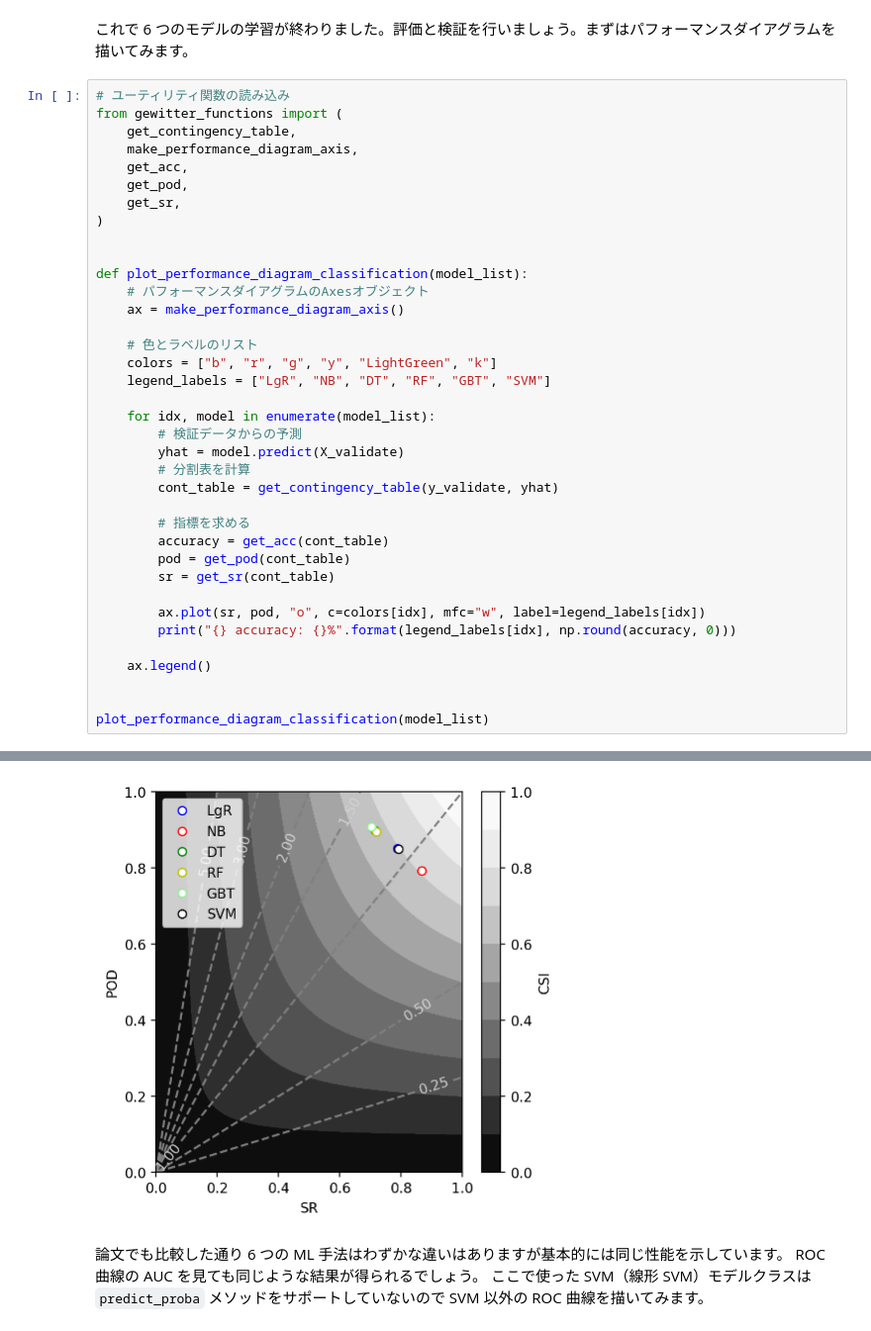
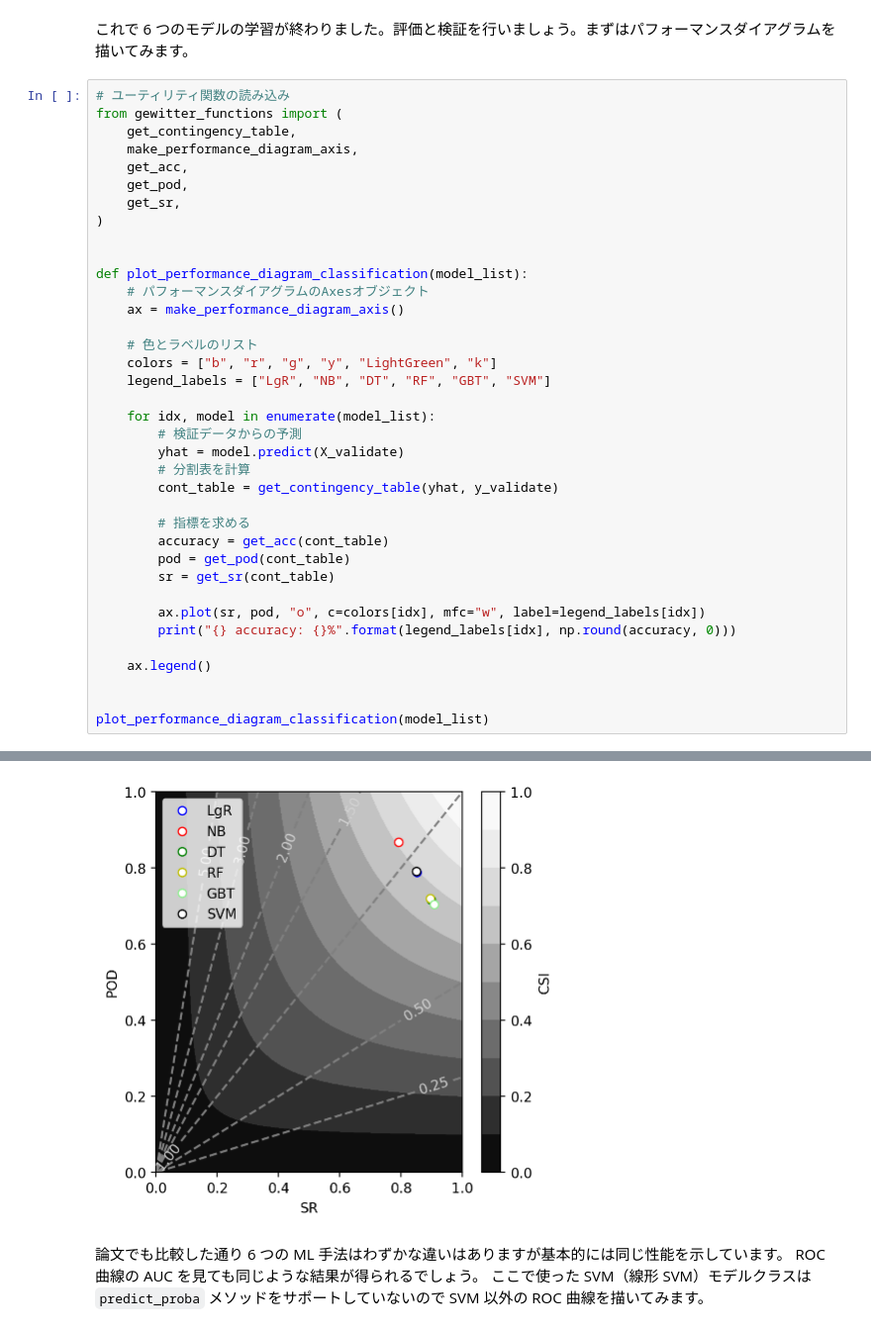
Before and after one commit to tmiyachi/WAF_ML_Tutorial_Part1_Jp, a Jupyter notebook: jupyter_notebooks/08_TrainingMoreThanOneModel.ipynb, the cells around one changed output, grey strips where cells are left out. Shown: that part at 99% size. Saved outputs shown, nothing was run; the diff lists cells and outputs as text.

```diff
--- a/jupyter_notebooks/08_TrainingMoreThanOneModel.ipynb
+++ b/jupyter_notebooks/08_TrainingMoreThanOneModel.ipynb
@@ -150,35 +150,35 @@ def plot_performance_diagram_classification(model_list):
     ax = make_performance_diagram_axis()
 
     # 色とラベルのリスト
     colors = ["b", "r", "g", "y", "LightGreen", "k"]
     legend_labels = ["LgR", "NB", "DT", "RF", "GBT", "SVM"]
 
     for idx, model in enumerate(model_list):
         # 検証データからの予測
         yhat = model.predict(X_validate)
         # 分割表を計算
-        cont_table = get_contingency_table(y_validate, yhat)
+        cont_table = get_contingency_table(yhat, y_validate)
 
         # 指標を求める
         accuracy = get_acc(cont_table)
         pod = get_pod(cont_table)
         sr = get_sr(cont_table)
 
         ax.plot(sr, pod, "o", c=colors[idx], mfc="w", label=legend_labels[idx])
         print("{} accuracy: {}%".format(legend_labels[idx], np.round(accuracy, 0)))
 
     ax.legend()
 
 
 plot_performance_diagram_classification(model_list)
 # %% [output]
 LgR accuracy: 81.0%
 NB accuracy: 80.0%
 DT accuracy: 80.0%
 RF accuracy: 80.0%
 GBT accuracy: 80.0%
 SVM accuracy: 81.0%
-[figure, old version]
+[figure, new version]
 # %% [markdown]
 論文でも比較した通り 6 つの ML 手法はわずかな違いはありますが基本的には同じ性能を示しています。
 ROC 曲線の AUC を見ても同じような結果が得られるでしょう。
```
Also changed, not shown: parts of 2 cells of this notebook, 3 other files.
